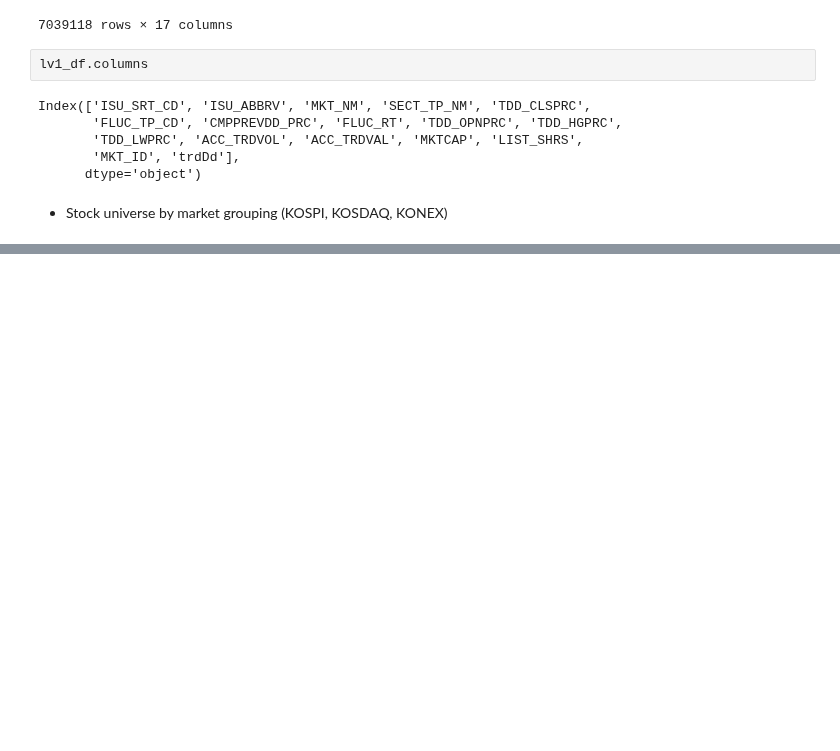
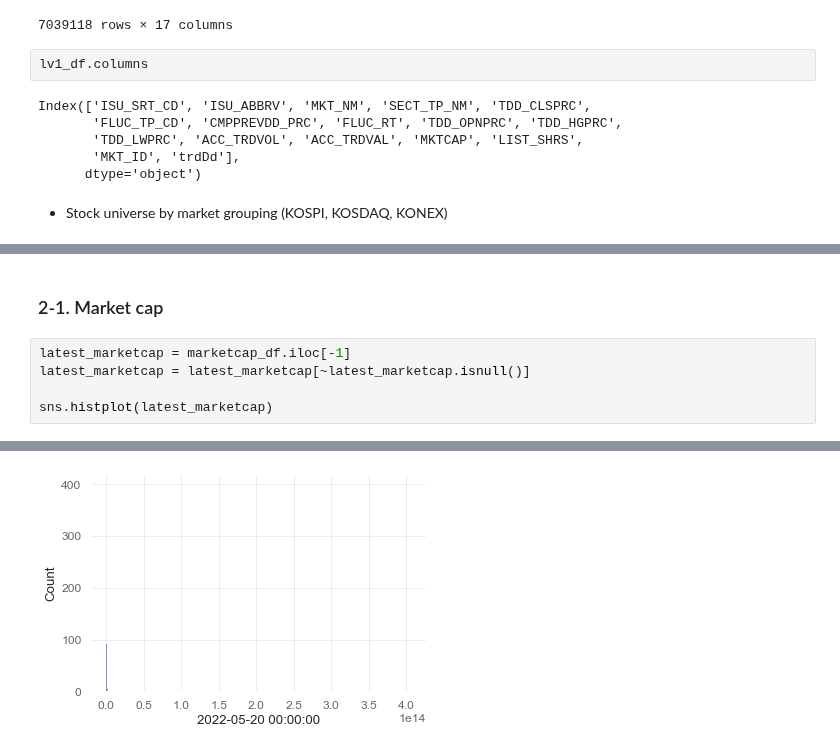
Before and after one commit to jaepil-choi/korquanttools, a Jupyter notebook: notebooks/stockmarket_EDA.ipynb, the cells around one changed output, grey strips where cells are left out. Cells and saved outputs as stored; diff of their text form; blank space fills up the shorter version.

```diff
--- a/notebooks/stockmarket_EDA.ipynb
+++ b/notebooks/stockmarket_EDA.ipynb
@@ -140,0 +213,8 @@ Index(['ISU_SRT_CD', 'ISU_ABBRV', 'MKT_NM', 'SECT_TP_NM', 'TDD_CLSPRC',
+# %% [markdown]
+### 2-1. Market cap
+# %%
+latest_marketcap = marketcap_df.iloc[-1]
+latest_marketcap = latest_marketcap[~latest_marketcap.isnull()]
+
+sns.histplot(latest_marketcap)
+# %% [output]
@@ -140,0 +222 @@ Index(['ISU_SRT_CD', 'ISU_ABBRV', 'MKT_NM', 'SECT_TP_NM', 'TDD_CLSPRC',
+[figure, added]
```
Also changed, not shown: parts of 17 cells of this notebook.
